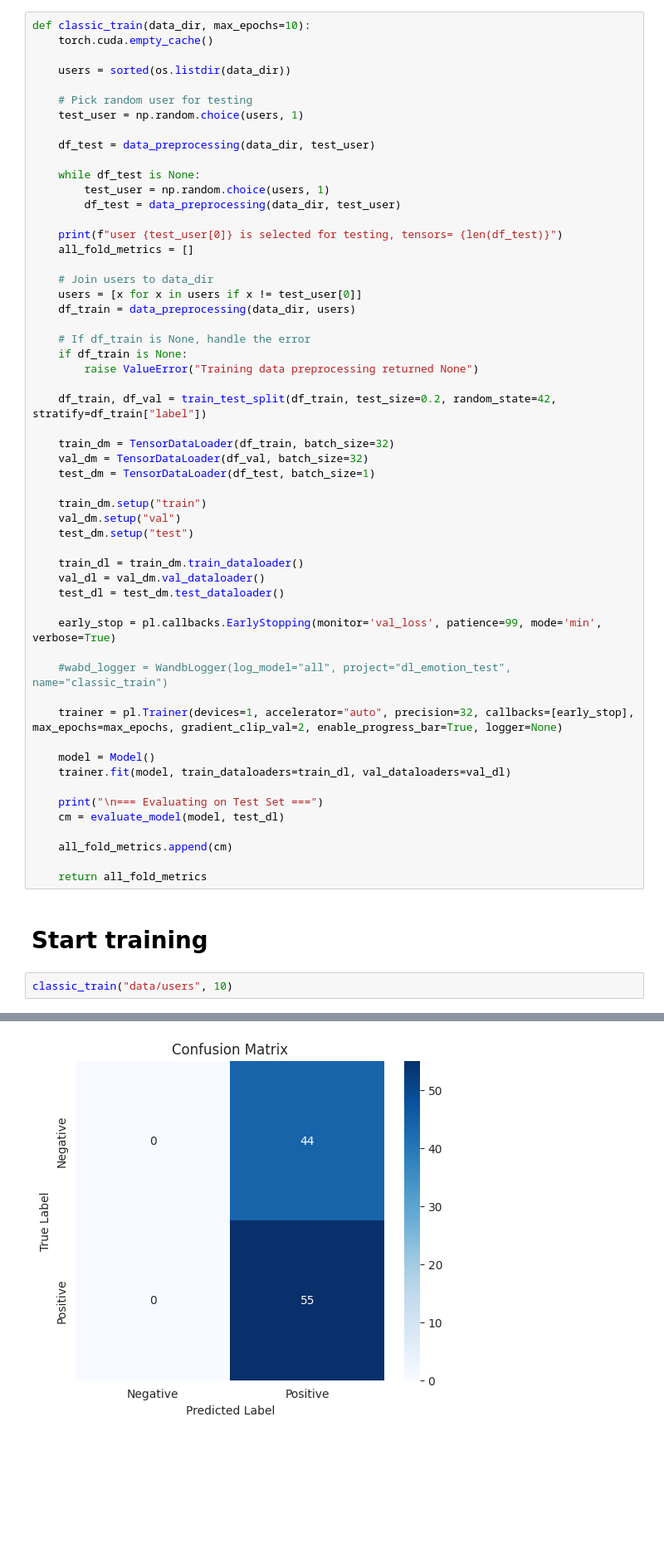
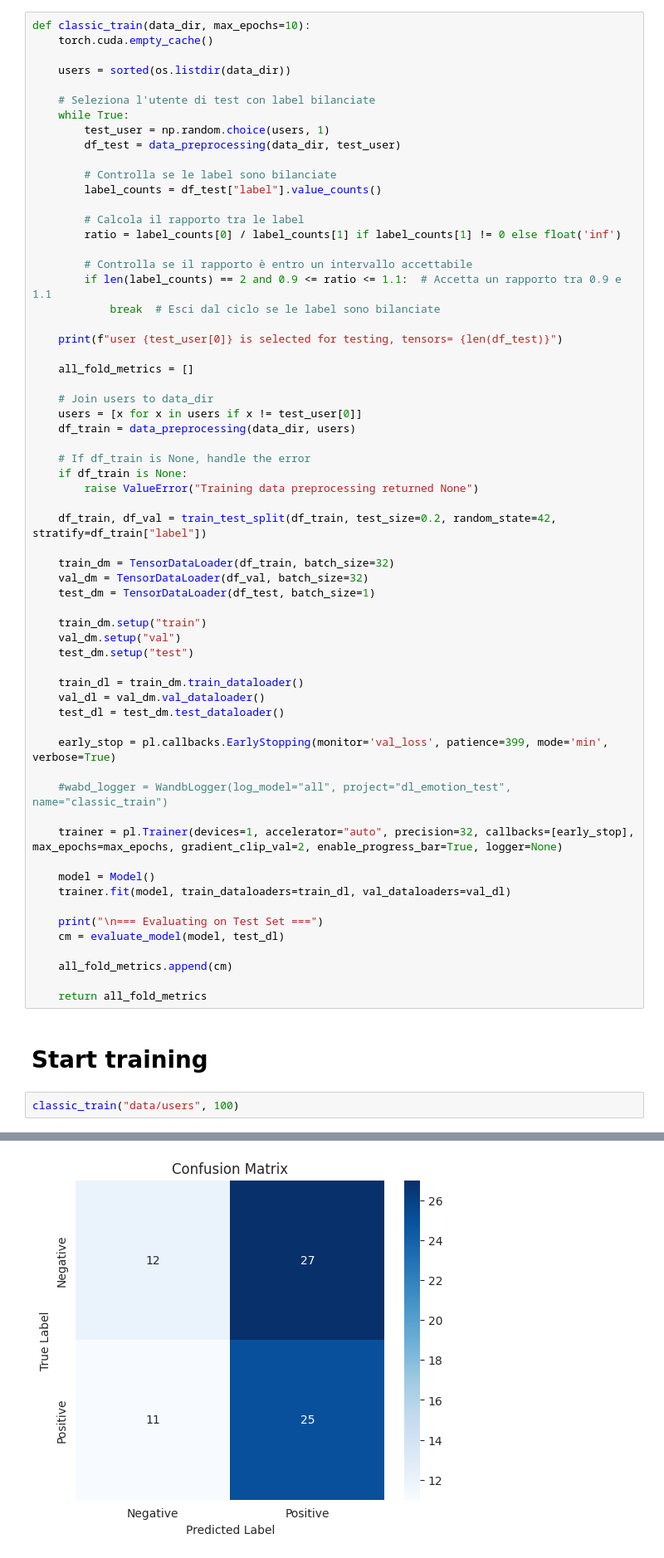
Before and after one commit to bianccc01/dl_project, a Jupyter notebook: cnn.ipynb, the cells around one changed output, grey strips where cells are left out. Shown: that part at 83% size. Cells and saved outputs as stored; diff of their text form; blank space fills up the shorter version.

```diff
--- a/cnn.ipynb
+++ b/cnn.ipynb
@@ -319,16 +296,23 @@ def classic_train(data_dir, max_epochs=10):
 
     users = sorted(os.listdir(data_dir))
 
-    # Pick random user for testing
-    test_user = np.random.choice(users, 1)
-
-    df_test = data_preprocessing(data_dir, test_user)
-
-    while df_test is None:
+    # Seleziona l'utente di test con label bilanciate
+    while True:
         test_user = np.random.choice(users, 1)
         df_test = data_preprocessing(data_dir, test_user)
 
+        # Controlla se le label sono bilanciate
+        label_counts = df_test["label"].value_counts()
+
+        # Calcola il rapporto tra le label
+        ratio = label_counts[0] / label_counts[1] if label_counts[1] != 0 else float('inf')
+
+        # Controlla se il rapporto è entro un intervallo accettabile
+        if len(label_counts) == 2 and 0.9 <= ratio <= 1.1:  # Accetta un rapporto tra 0.9 e 1.1
+            break  # Esci dal ciclo se le label sono bilanciate
+
     print(f"user {test_user[0]} is selected for testing, tensors= {len(df_test)}")
+
     all_fold_metrics = []
 
     # Join users to data_dir
@@ -353,7 +337,7 @@ def classic_train(data_dir, max_epochs=10):
     val_dl = val_dm.val_dataloader()
     test_dl = test_dm.test_dataloader()
 
-    early_stop = pl.callbacks.EarlyStopping(monitor='val_loss', patience=99, mode='min', verbose=True)
+    early_stop = pl.callbacks.EarlyStopping(monitor='val_loss', patience=399, mode='min', verbose=True)
 
     #wabd_logger = WandbLogger(log_model="all", project="dl_emotion_test", name="classic_train")
 
@@ -371,5 +355,5 @@ def classic_train(data_dir, max_epochs=10):
 # %% [markdown]
 # Start training
 # %%
-classic_train("data/users", 10)
+classic_train("data/users", 100)
 # %% [output]
@@ -434 +420 @@ Metric val_loss improved by 0.010 >= min_delta = 0.0. New best score: 0.760
-[figure, old version]
+[figure, new version]
```
Also changed, not shown: parts of 3 cells of this notebook.
